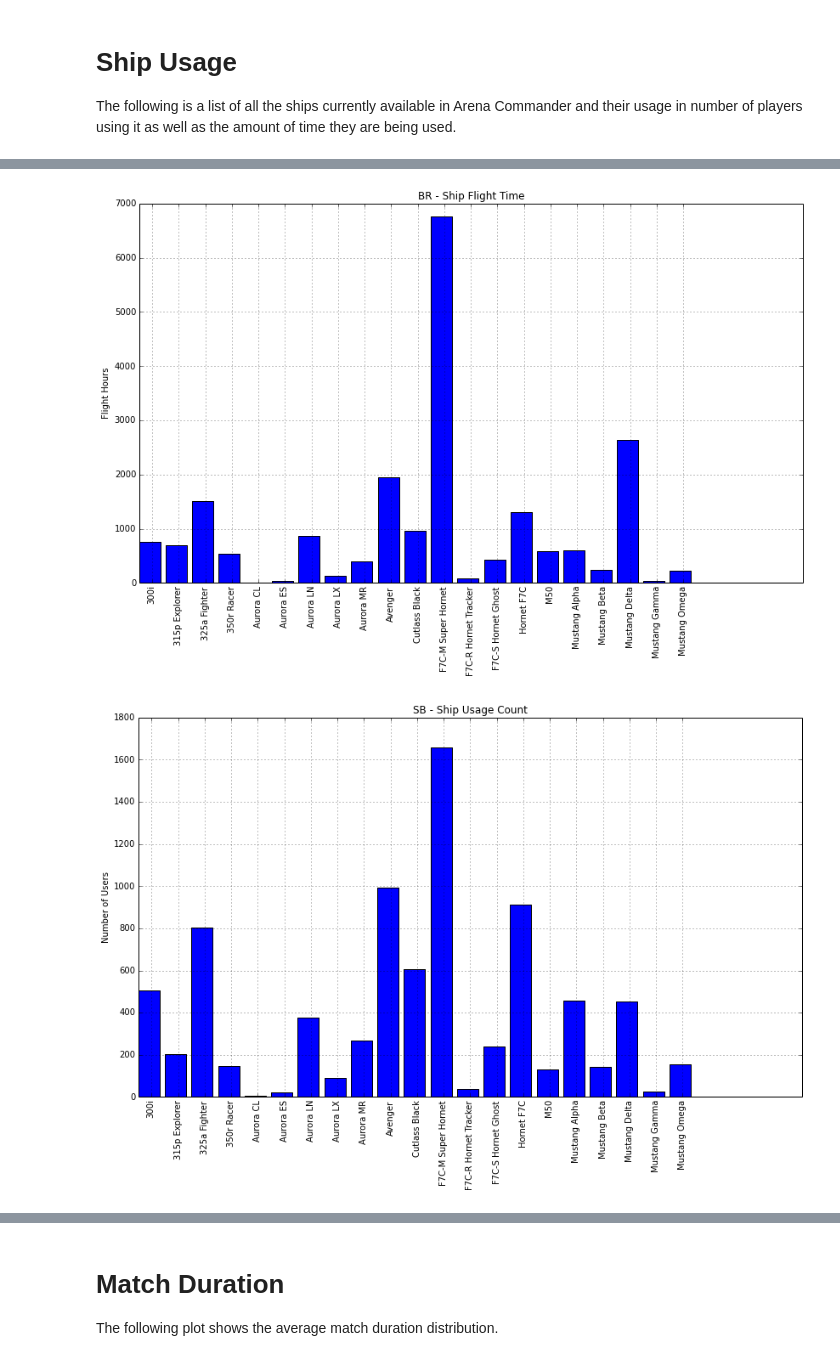
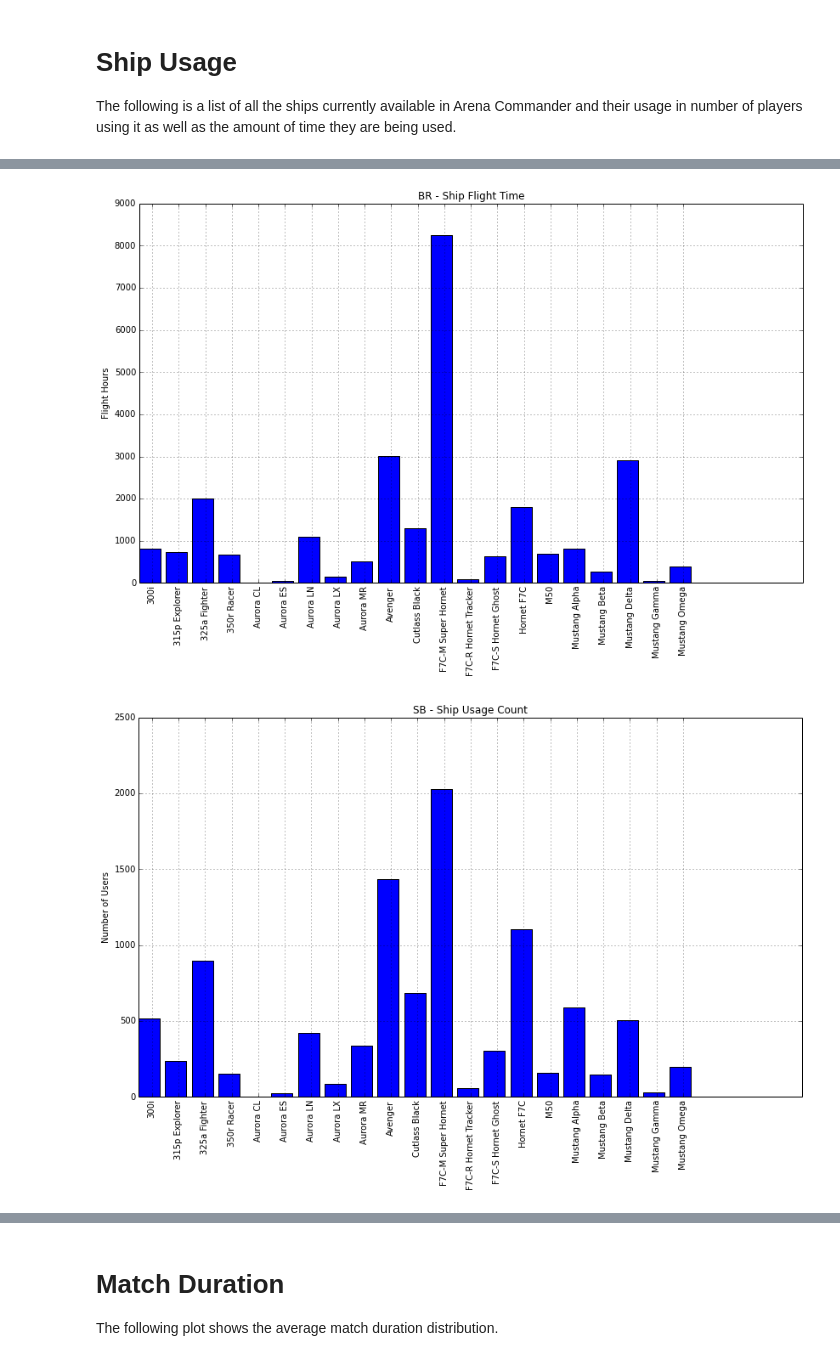
Before and after one commit to WhiteMagic/sc_api, a Jupyter notebook: SC Plots.ipynb, the cells around one changed output, grey strips where cells are left out. Cells and saved outputs as stored; diff of their text form; code cells hidden in the pictures.

Commit message:
Update with daily delta statistics

```diff
--- a/SC Plots.ipynb
+++ b/SC Plots.ipynb
@@ -1,13 +1,13 @@
 # %%
 import matplotlib.pyplot as plt
 import pickle
-from sc_scraper import Pilot
+from sc_scraper import Pilot, Storage, DeltaEntry
 
 %matplotlib inline
 plt.rcParams["figure.figsize"] = (14.0, 8.0)
 plt.rcParams["figure.dpi"] = 2 * plt.rcParams["figure.dpi"]
 
-data = pickle.load(open("new_pilot_data.p", "rb"))
+data = pickle.load(open("storage.p", "rb"))
 
 color_map = {
     "Mouse": (1, 0, 0),
@@ -53,7 +53,7 @@ def filter_ship(data, threshold):
 
 def ship_names():
     names = {}
-    for pilot in data["BR"].values():
+    for pilot in data["BR"].get_data().values():
         try:
             names[pilot.favorite_ship[0]] = True
         except KeyError:
@@ -75,7 +75,7 @@ modes = ["BR", "SB", "VC"]
 ships = {}
 
 for mode in modes:
-    for pilot in data[mode].values():
+    for pilot in data[mode].get_data().values():
         try:
             tmp = pilot.favorite_ship
             ship_name = tmp[0]
@@ -129,2 +129,2 @@ for k, mode in enumerate(["BR", "SB", "VC"]):
-[figure, old version]
+[figure, new version]
-[figure, old version]
+[figure, new version]
```
Also changed, not shown: parts of 7 cells of this notebook, 3 other files.
